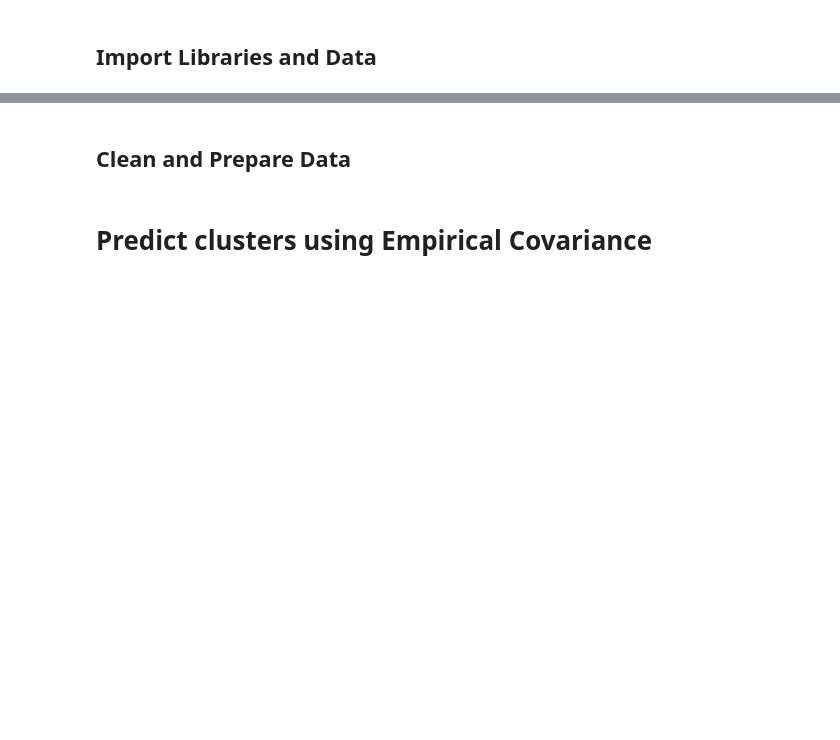
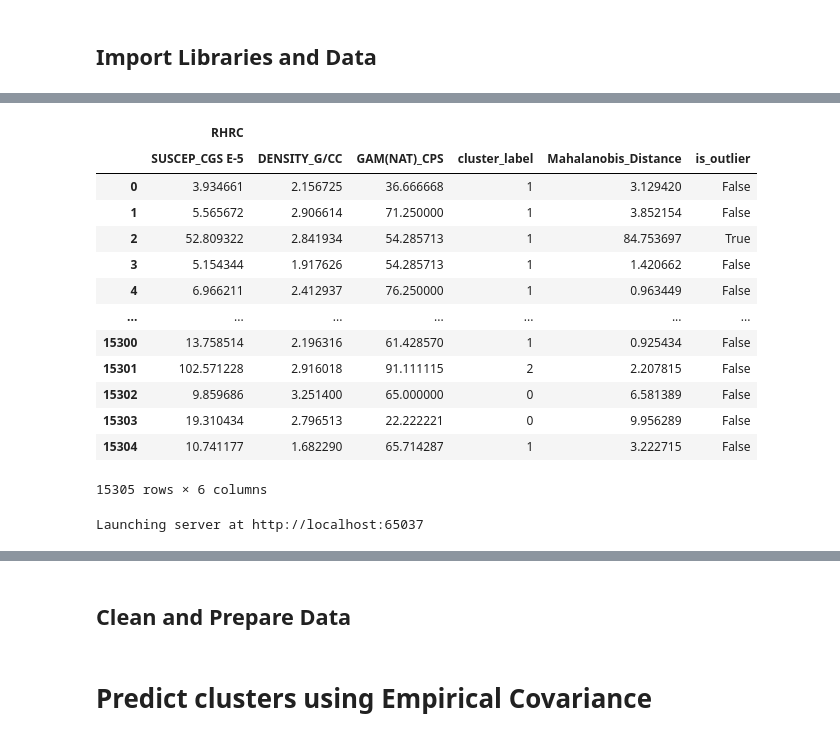
Before and after one commit to lcardsvr/Geophysical-Tool-Response-Project, a Jupyter notebook: ML_model_train.ipynb, the cells around one changed output, grey strips where cells are left out. Saved outputs shown, nothing was run; the diff lists cells and outputs as text; code cells hidden in the pictures; blank space fills up the shorter version.

Commit message:
automatically detecting n-clusters. creating plots, using density, gamma and susceptability for clustering

```diff
--- a/ML_model_train.ipynb
+++ b/ML_model_train.ipynb
@@ -33,16 +44,21 @@ def MergeData(df1, df2):
 # %%
-def CleanFilterData(df):
-    filtered_df = df[df['well'].str.startswith('RHRC')]
-    merged_cleaned_df = filtered_df[['well', 'Depth_M', 'SUSCEP_CGS E-5', 'DENSITY_G/CC']]
-    merged_data = merged_cleaned_df.replace(-999.25, pd.NA)
-    merged_data.dropna(inplace=True)
-    merged_filtered_data = merged_data[
-    (merged_data["SUSCEP_CGS E-5"] >= 0) &
-    (merged_data["DENSITY_G/CC"] >= 0) #&
-    #(merged_data["DENSITY_G/CC"] <= 6) &
-    #(merged_data["SUSCEP_CGS E-5"] <= 35)
-    ].copy()
-    merged_filtered_data = merged_filtered_data.drop(columns=['well', 'Depth_M'])
+# Step 2 Done
+def CleanFilterData(df, prefix_list):
+    output_dataframes = {}
 
+    for prefix in prefix_list:
+        filtered_df = df[df['well'].str.startswith(prefix)]
+        merged_cleaned_df = filtered_df[['well', 'Depth_M', 'SUSCEP_CGS E-5', 'DENSITY_G/CC', 'GAM(NAT)_CPS']]
+        merged_data = merged_cleaned_df.replace(-999.25, pd.NA)
+        merged_data.dropna(inplace=True)
+        merged_filtered_data = merged_data[
+            (merged_data["SUSCEP_CGS E-5"] >= 0) &
+            (merged_data["DENSITY_G/CC"] >= 0)&
+            (merged_data["SUSCEP_CGS E-5"] <= 200) &
+            (merged_data['GAM(NAT)_CPS'] <= 100)
+        ].copy()
+        #merged_filtered_data = merged_filtered_data.drop(columns=['well', 'Depth_M'])
 
-    return merged_filtered_data
+        output_dataframes[prefix] = merged_filtered_data
+
+    return output_dataframes
@@ -48,0 +116,10 @@ def CleanFilterData(df):
+# %%
+#working
+merged_df, prefix_list = MergeData(tool_0028AA_df, tool_9622C_df)
+undersampled_data = merged_df.sample(n=20000)
+#working
+output_data = CleanFilterData(undersampled_data, prefix_list)
+
+output_results, clusters = performClustering(output_data, prefix_list)
+print(clusters)
+output_results
@@ -48,0 +145,29 @@ def CleanFilterData(df):
+# %%
+df = pd.concat({key: pd.DataFrame(value) for key, value in output_results.items()}, axis=1)
+df.reset_index(drop=True, inplace=True)
+df
+# %% [output]
+|  | RHRC |  |  |  |  |  |
+|  | SUSCEP_CGS E-5 | DENSITY_G/CC | GAM(NAT)_CPS | cluster_label | Mahalanobis_Distance | is_outlier |
+| 0 | 3.934661 | 2.156725 | 36.666668 | 1 | 3.129420 | False |
+| 1 | 5.565672 | 2.906614 | 71.250000 | 1 | 3.852154 | False |
+| 2 | 52.809322 | 2.841934 | 54.285713 | 1 | 84.753697 | True |
+| 3 | 5.154344 | 1.917626 | 54.285713 | 1 | 1.420662 | False |
+| 4 | 6.966211 | 2.412937 | 76.250000 | 1 | 0.963449 | False |
+| ... | ... | ... | ... | ... | ... | ... |
+| 15300 | 13.758514 | 2.196316 | 61.428570 | 1 | 0.925434 | False |
+| 15301 | 102.571228 | 2.916018 | 91.111115 | 2 | 2.207815 | False |
+| 15302 | 9.859686 | 3.251400 | 65.000000 | 0 | 6.581389 | False |
+| 15303 | 19.310434 | 2.796513 | 22.222221 | 0 | 9.956289 | False |
+| 15304 | 10.741177 | 1.682290 | 65.714287 | 1 | 3.222715 | False |
+15305 rows × 6 columns
+# %%
+scatter_plot = df['RHRC'].hvplot.scatter(
+    x='DENSITY_G/CC',
+    y='SUSCEP_CGS E-5',
+    color='is_outlier',
+)
+
+hvplot.show(scatter_plot)
+# %% [output]
+Launching server at http://localhost:65037
```
Also changed, not shown: parts of 12 cells of this notebook.
